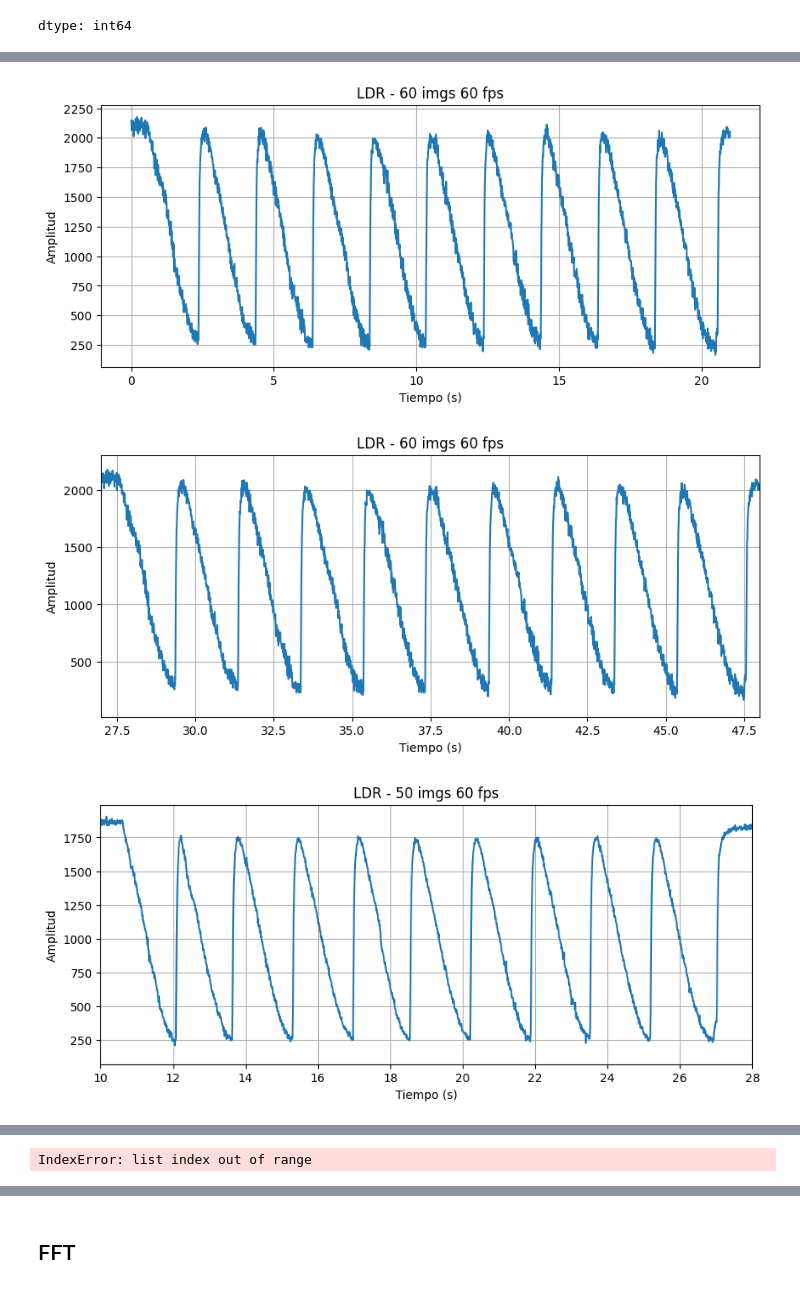
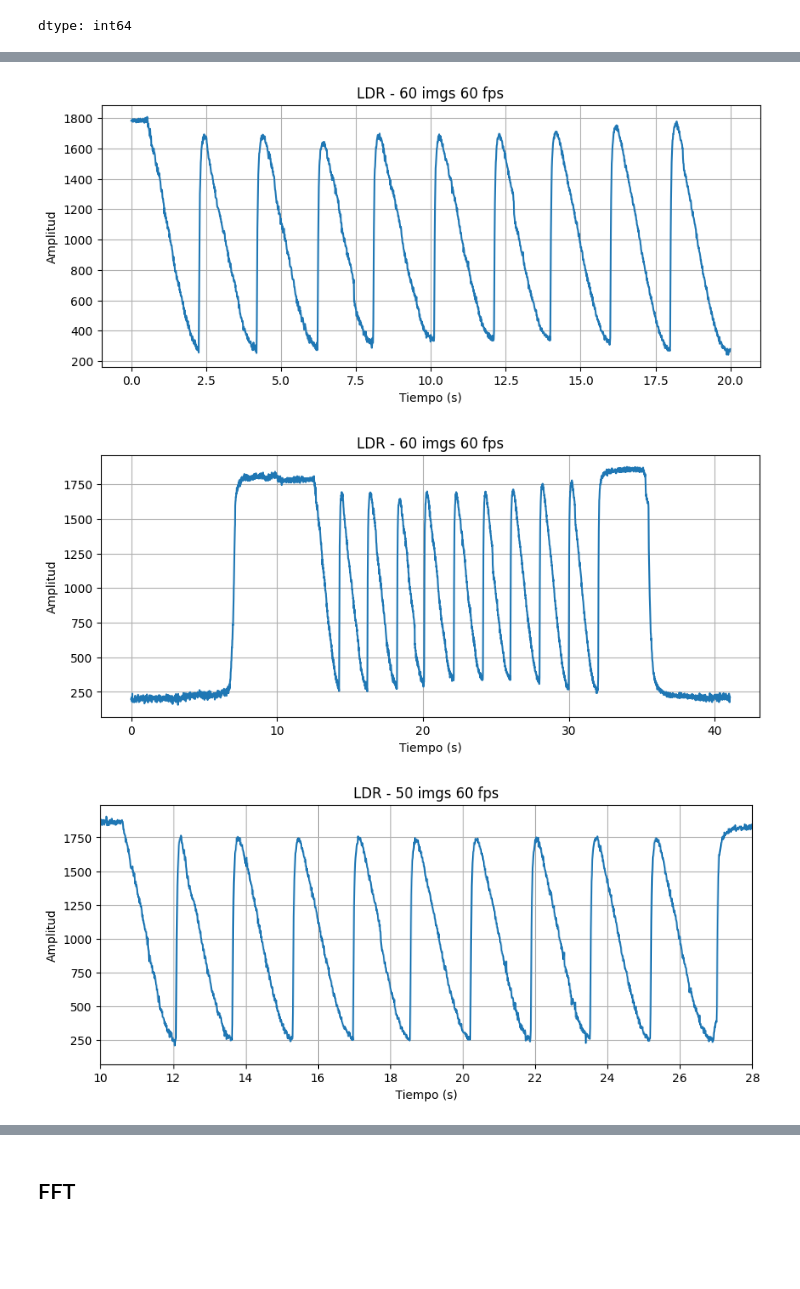
Before and after one commit to alex20022000/Signal_Processing_Project_Ciani-Dalle_Rive_Prieto, a Jupyter notebook: 01_Signal_Processing_Ciani+Dalle_Rive_Prieto.ipynb, the cells around one changed output, grey strips where cells are left out. Cells and saved outputs as stored; diff of their text form; code cells hidden in the pictures; blank space fills up the shorter version.

```diff
--- a/01_Signal_Processing_Ciani+Dalle_Rive_Prieto.ipynb
+++ b/01_Signal_Processing_Ciani+Dalle_Rive_Prieto.ipynb
@@ -144,5 +144,5 @@ Resolving deltas: 100% (40/40), done.
 # %%
-data_1 = pd.read_csv("/content/Signal_Processing_Project_Ciani-Dalle_Rive_Prieto/Lectura/01-ldr-fs_100Hz-60imgs_60fps.json")
+data_1 = pd.read_csv("/content/Signal_Processing_Project_Ciani-Dalle_Rive_Prieto/Lectura/08-ldr-fs_100Hz-60imgs-60fps.json")
 data_2 = pd.read_csv("/content/Signal_Processing_Project_Ciani-Dalle_Rive_Prieto/Lectura/06-ldr-fs_100Hz-50imgs-60fps.json")
 data_3 = pd.read_csv("/content/Signal_Processing_Project_Ciani-Dalle_Rive_Prieto/Lectura/05-ldr-fs_100Hz-40imgs-60fps.json")
 data_4 = pd.read_csv("/content/Signal_Processing_Project_Ciani-Dalle_Rive_Prieto/Lectura/04-ldr-fs_100Hz-30imgs-60fps.json")
@@ -284,8 +284,8 @@ for i in range(len(seniales)):
 # %%
 # Acotamos el grafico a la muestra tomada
 
-tc1 = 27  # tiempo de corte 1
-tc2 = 48  # tiempo de corte 2
+tc1 = 12  # tiempo de corte 1
+tc2 = 32  # tiempo de corte 2
 t1 = tc1*fs # numero de muestra en t = tc1 [segundos]
 t2 = tc2*fs # numero de muestra en t = tc2 [segundos]
 
@@ -298,35 +298,62 @@ graficar_t_VS_muestras(t_acot,
                        xlabel='Tiempo (s)',
                        ylabel='Amplitud',
                        titulo='LDR - 60 imgs 60 fps',
                        grid=True)
 
 graficar_t_VS_muestras(tiempos[0],
                        seniales[0],
                        xlabel='Tiempo (s)',
-                       xlim=(27,48),
+                       xlim=(None,None),
                        ylabel='Amplitud',
                        titulo='LDR - 60 imgs 60 fps',
                        grid=True
                        )
 graficar_t_VS_muestras(tiempos[1],
                        seniales[1],
                        xlabel='Tiempo (s)',
                        xlim=(10,28),
                        ylabel='Amplitud',
                        titulo='LDR - 50 imgs 60 fps',
                        grid=True
                        )
 
 graficar_t_VS_muestras(tiempos[2],
                        seniales[2],
                        xlabel='Tiempo (s)',
                        xlim=(10,24),
                        ylabel='Amplitud',
+                       titulo='LDR - 40 imgs 60 fps',
+                       grid=True
+                       )
+
+graficar_t_VS_muestras(tiempos[3],
+                       seniales[3],
+                       xlabel='Tiempo (s)',
+                       xlim=(9,20),
+                       ylabel='Amplitud',
                        titulo='LDR - 30 imgs 60 fps',
                        grid=True
                        )
+
+graficar_t_VS_muestras(tiempos[4],
+                       seniales[4],
+                       xlabel='Tiempo (s)',
+                       xlim=(11,19),
+                       ylabel='Amplitud',
+                       titulo='LDR - 20 imgs 60 fps',
+                       grid=True
+                       )
+
+graficar_t_VS_muestras(tiempos[5],
+                       seniales[5],
+                       xlabel='Tiempo (s)',
+                       xlim=(9,13),
+                       ylabel='Amplitud',
+                       titulo='LDR - 10 imgs 60 fps',
+                       grid=True
+                       )
 # %% [output]
-[figure, old version]
+[figure, new version]
-[figure, old version]
+[figure, new version]
 [figure]
 [figure]
@@ -333,21 +362,0 @@ graficar_t_VS_muestras(tiempos[2],
-# %%
-# Acotamos el grafico a la muestra tomada
-
-tiempos_corte_1 = [27]
-tiempos_corte_2 = [48]
-
-muestras_en_tc1 = tiempos_corte_1[1]*fs
-muestras_en_tc2 = tiempos_corte_2[1]*fs
-
-seniales_acot = [seniales[1][muestras_en_tc1:muestras_en_tc2]]
-tiempos_acot = len(seniales_acot[1]) / fs
-
-tc1 = 27  # tiempo de corte 1
-tc2 = 48  # tiempo de corte 2
-t1 = tc1*fs # numero de muestra en t = tc1 [segundos]
-t2 = tc2*fs # numero de muestra en t = tc2 [segundos]
-
-ldr_acot = ldr_fs100Hz_60imgs_60fps[t1:t2]  # nos quedamos con el tramo util de la muestra
-t_acot = np.arange(len(ldr_acot)) / fs  # recalculamos el vector de tiempo
-# %% [output]
-IndexError: list index out of range
```
Also changed, not shown: parts of 12 cells of this notebook.
